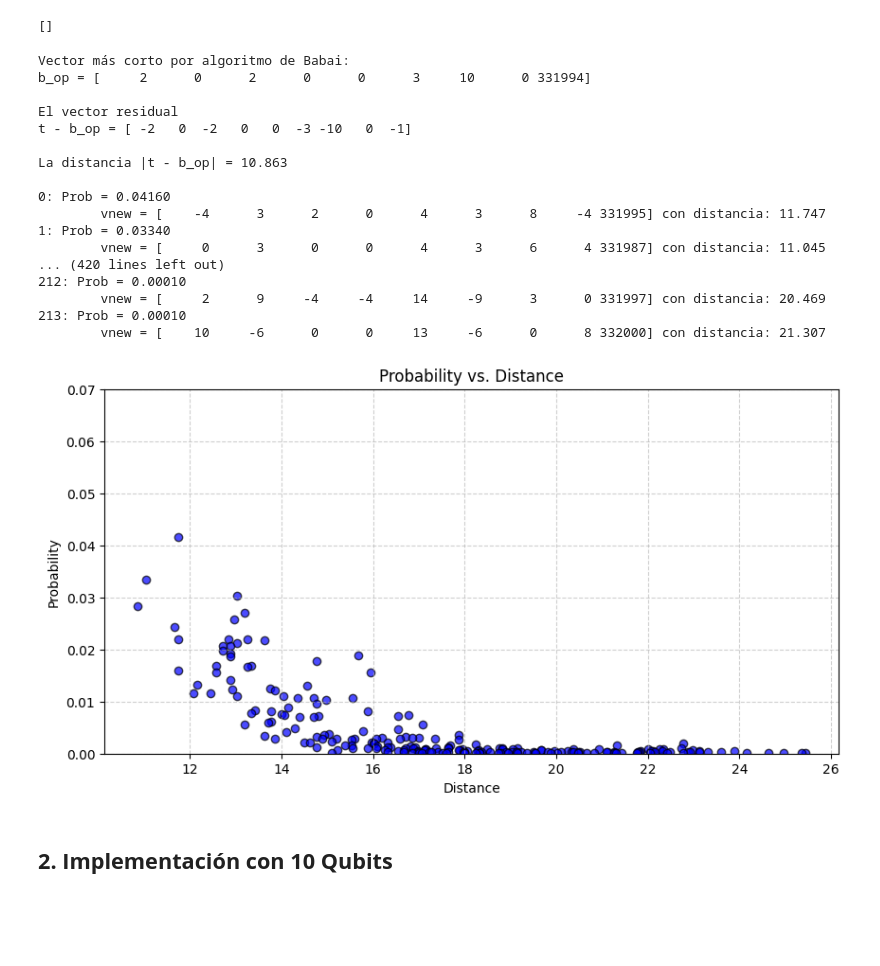
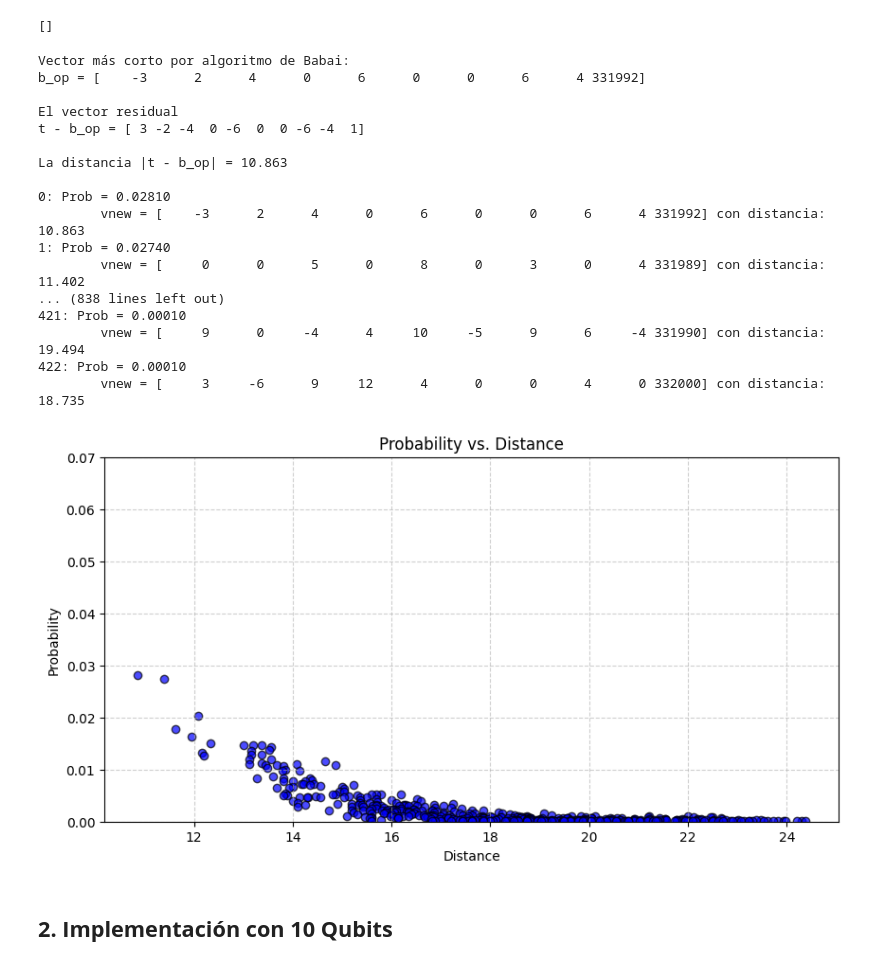
Before and after one commit to zhengzhu14/TFG_GII, a Jupyter notebook: P2_casos_simples/10QubitCase.ipynb, the cells around one changed output. Cells and saved outputs as stored; diff of their text form; code cells hidden in the pictures; blank space fills up the shorter version.

```diff
--- a/P2_casos_simples/10QubitCase.ipynb
+++ b/P2_casos_simples/10QubitCase.ipynb
@@ -124,6 +128,6 @@ for param in optParameters8.items():
 # %%
-results8 = q.sample_from_parameters(circuit8, list(optParameters8.values()), shots = 10_000)
-print(len(results8))
-for bitstring, count in results8.items():
+results9 = q.sample_from_parameters(circuit9, list(optParameters9.values()), shots = 10_000)
+print(len(results9))
+for bitstring, count in results9.items():
     print(f"Bistring: {bitstring} -> Counts: {count}")
 # %% [output]
@@ -147,8 +151,8 @@ Bistring: 11100101 -> Counts: 1
 # %% [markdown]
 ### **1.3 Obtención de SR-Pairs**
 # %%
-nD8 = sl.integer_to_matrix(cvpResult.D)
-vnew8 = sl.bitstring2latticeVectors(nD8, results8.keys(), cvpResult.step_sign, cvpResult.b_op)
-for vect8 in vnew8:
-    print(vect8)
+nD9 = sl.integer_to_matrix(cvpResult.D)
+vnew9 = sl.bitstring2latticeVectors(nD9, results9.keys(), cvpResult.step_sign, cvpResult.b_op)
+for vect9 in vnew9:
+    print(vect9)
 # %% [output]
@@ -172,5 +176,5 @@ for vect8 in vnew8:
 # %%
-distances8 = utils.get_distances(vnew8, cvpinstance.t)
-for dist in distances8:
+distances9 = utils.get_distances(vnew9, cvpinstance.t)
+for dist in distances9:
     print(dist)
 # %% [output]
@@ -219,46 +223,46 @@ print(sr_pairs8)
 # %% [output]
 []
 # %%
-probs8 = utils.get_probs(results8.values(), shots = 10_000)
+probs9 = utils.get_probs(results9.values(), shots = 10_000)
 # %%
-utils.prettyprint(vnew8, distances8, probs8, cvpResult.b_op, cvpResult.res_vector)
+utils.prettyprint(vnew9, distances9, probs9, cvpResult.b_op, cvpResult.res_vector)
 # %% [output]
 Vector más corto por algoritmo de Babai:
-b_op = [     2      0      2      0      0      3     10      0 331994]
+b_op = [    -3      2      4      0      6      0      0      6      4 331992]
 
 El vector residual
-t - b_op = [ -2   0  -2   0   0  -3 -10   0  -1]
+t - b_op = [ 3 -2 -4  0 -6  0  0 -6 -4  1]
 
 La distancia |t - b_op| = 10.863
 
-0: Prob = 0.04160
-        vnew = [    -4      3      2      0      4      3      8     -4 331995] con distancia: 11.747
-1: Prob = 0.03340
-        vnew = [     0      3      0      0      4      3      6      4 331987] con distancia: 11.045
-... (420 lines left out)
-212: Prob = 0.00010
-        vnew = [     2      9     -4     -4     14     -9      3      0 331997] con distancia: 20.469
-213: Prob = 0.00010
-        vnew = [    10     -6      0      0     13     -6      0      8 332000] con distancia: 21.307
+0: Prob = 0.02810
+        vnew = [    -3      2      4      0      6      0      0      6      4 331992] con distancia: 10.863
+1: Prob = 0.02740
+        vnew = [     0      0      5      0      8      0      3      0      4 331989] con distancia: 11.402
+... (838 lines left out)
+421: Prob = 0.00010
+        vnew = [     9      0     -4      4     10     -5      9      6     -4 331990] con distancia: 19.494
+422: Prob = 0.00010
+        vnew = [     3     -6      9     12      4      0      0      4      0 332000] con distancia: 18.735
 # %%
 plt.figure(figsize=(10, 5))
 
 # Creating the scatter plot
-plt.scatter(distances8, probs8, color='blue', edgecolors='black', alpha=0.7)
+plt.scatter(distances9, probs9, color='blue', edgecolors='black', alpha=0.7)
 
 # Adding labels and title
 plt.xlabel('Distance')
 plt.ylabel('Probability')
 plt.title('Probability vs. Distance')
 
 # Setting y-axis limit since you mentioned probs are <= 0.2
 plt.ylim(0, 0.07)
 
 plt.grid(True, linestyle='--', alpha=0.6)
 plt.savefig("figures/10QubitCase_8Qubits_ProbsDistances.png", dpi=150, bbox_inches="tight")
 plt.show()
 # %% [output]
-[figure, old version]
+[figure, new version]
 # %% [markdown]
 ## **2. Implementación con 10 Qubits**
 # %%
```
Also changed, not shown: parts of 20 cells of this notebook, 39 other files.
